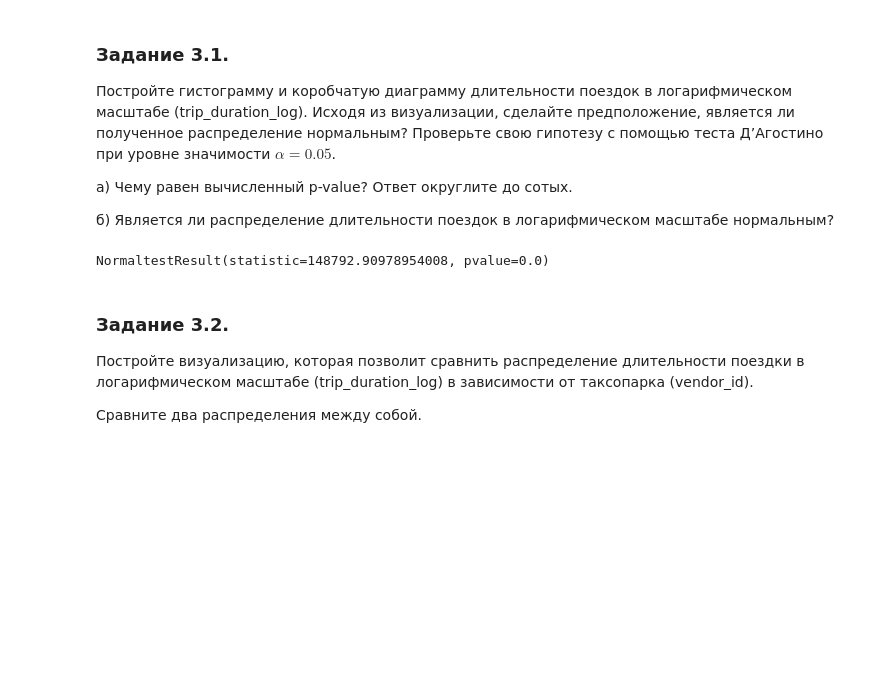
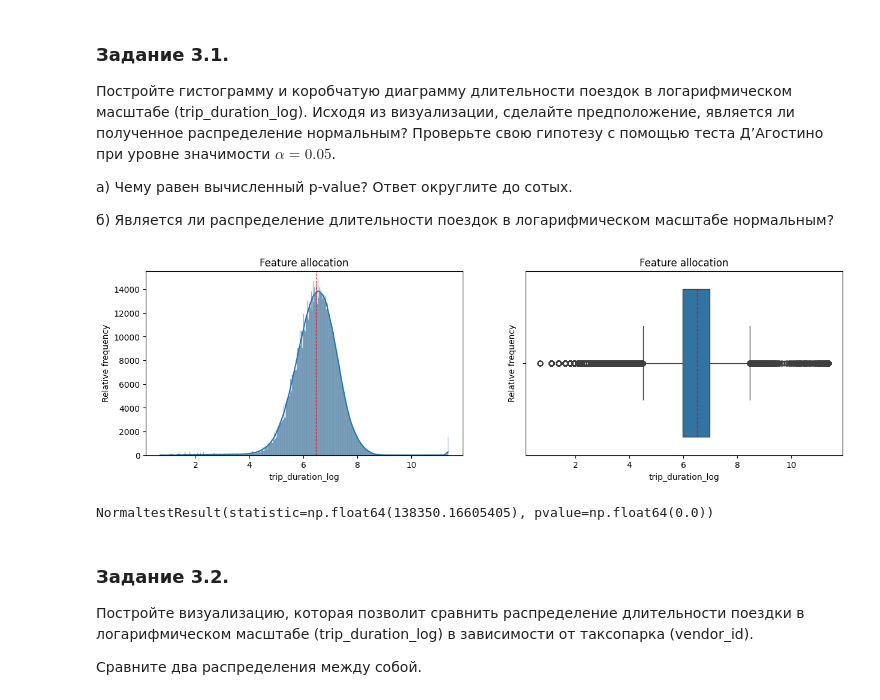
Before and after one commit to Lepnik/data_science_lnv, a Jupyter notebook: MATH+ML/Project_5/Project-5._Ноутбук-шаблон.ipynb, the cells around one changed output. Saved outputs shown, nothing was run; the diff lists cells and outputs as text; code cells hidden in the pictures; blank space fills up the shorter version.

```diff
--- a/MATH+ML/Project_5/Project-5._Ноутбук-шаблон.ipynb
+++ b/MATH+ML/Project_5/Project-5._Ноутбук-шаблон.ipynb
@@ -430,3 +416,6 @@ plt.show()
+# %%
+# ваш код здесь
+sum_data['trip_duration_log'] = np.log(sum_data['trip_duration']+1)
 # %% [markdown]
 ### Задание 3.1.
 Постройте гистограмму и коробчатую диаграмму длительности поездок в логарифмическом масштабе (trip_duration_log).
@@ -436,12 +425,23 @@ plt.show()
 а) Чему равен вычисленный p-value? Ответ округлите до сотых.
 
 б) Является ли распределение длительности поездок в логарифмическом масштабе нормальным?
-# %%
-# ваш код здесь
-res = stats.normaltest(taxi_data['trip_duration_log'])
-res
-# %% [output]
-NormaltestResult(statistic=148792.90978954008, pvalue=0.0)
+# %%
+fig, axes = plt.subplots(1, 2, figsize = (15, 4))
+sns.histplot(sum_data['trip_duration_log'], kde=True, ax=axes[0])
+axes[0].set(xlabel='trip_duration_log', ylabel='Relative frequency')
+axes[0].set_title('Feature allocation')
+axes[0].axvline(sum_data['trip_duration_log'].mean(), color='red', linestyle='--', linewidth=0.8)
+
+sns.boxplot(sum_data['trip_duration_log'],  orient='h', medianprops={"color": "r", "linestyle": '--'})
+axes[1].set(xlabel='trip_duration_log', ylabel='Relative frequency')
+axes[1].set_title('Feature allocation')
+plt.show()
+
+res = stats.normaltest(sum_data['trip_duration_log'])
+res
+# %% [output]
+[figure, added]
+NormaltestResult(statistic=np.float64(138350.16605405), pvalue=np.float64(0.0))
 # %% [markdown]
 ### Задание 3.2.
 Постройте визуализацию, которая позволит сравнить распределение длительности поездки в логарифмическом масштабе (trip_duration_log) в зависимости от таксопарка (vendor_id).
```
Also changed, not shown: parts of 9 cells of this notebook.
